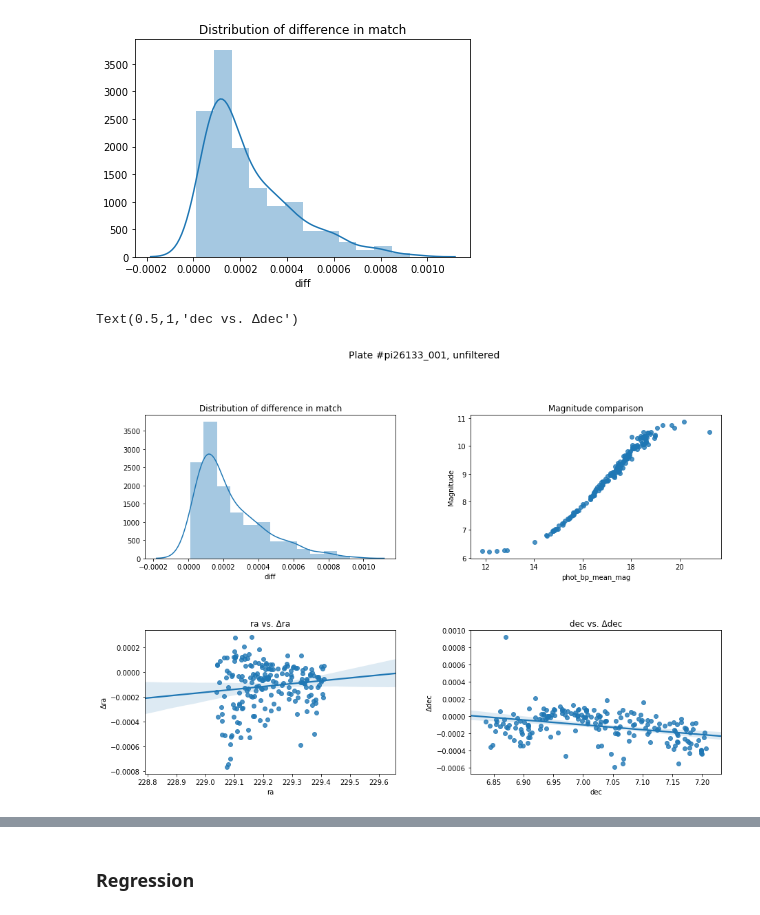
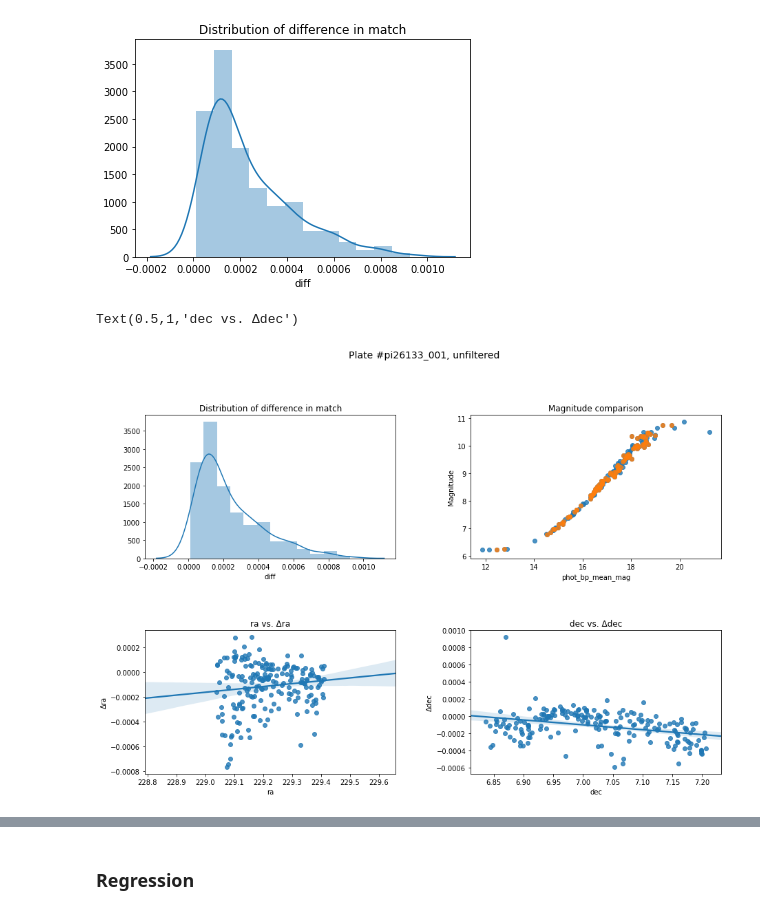
Before and after one commit to oliang2000/yerkes-plate-digitization, a Jupyter notebook: APT.ipynb, the cells around one changed output, grey strips where cells are left out. Drawn from its saved outputs; the diff is of its cells as text; code cells hidden in the pictures.

Commit message:
BETTER GRAPHS

```diff
--- a/APT.ipynb
+++ b/APT.ipynb
@@ -52,10 +47,13 @@ Text(0.5,1,'Position match')
 [figure]
 # %%
 maxdiff = 0.001
+df_gaia['mag_mod'] = 0.8783*df_gaia.phot_bp_mean_mag-6.1212
+
 querystr = "diff<" + str(maxdiff)
 df = pd.DataFrame(columns=['ra','dec','phot_bp_mean_mag','pmra','pmdec',\
                            'CentroidRA','CentroidDec','Magnitude','diff'])
 dist = scipy.spatial.distance.cdist(df_apt[['CentroidRA', 'CentroidDec']], df_gaia[['ra', 'dec']])
+dist_mag = scipy.spatial.distance.cdist(df_apt[['Magnitude']], df_gaia[['mag_mod']])
 min_dist = np.argmin(dist, axis=1)
 
 m = 0
@@ -66,7 +64,8 @@ while m < len(df_apt): #apt (6)
                     'pmra': df_gaia['pmra'][n], 'pmdec': df_gaia['pmdec'][n],\
                     'CentroidRA': df_apt['CentroidRA'][m],'CentroidDec': df_apt['CentroidDec'][m],\
                     'Magnitude': df_apt['Magnitude'][m],\
-                    'diff': dist[m][n]
+                    'diff': dist[m][n],\
+                    'dist_mag': dist_mag[m][n]
                    }, ignore_index=True)
     m+=1
 
@@ -91,16 +90,17 @@ df_filtered = df.query('diff<0.0002')
 # %%
 fig = plt.figure(figsize=(15,10))
 title = fig.suptitle("Plate #pi26133_001, unfiltered", fontsize=14)
 fig.subplots_adjust(top=0.85, wspace=0.3, hspace=0.5)
 
 ax1 = fig.add_subplot(2,2,1)
 sns.distplot(df['diff']).set_title('Distribution of difference in match')
 ax2 = fig.add_subplot(2,2,2)
 sns.regplot('phot_bp_mean_mag','Magnitude',data=df, fit_reg = False).set_title('Magnitude comparison')
+sns.regplot('phot_bp_mean_mag','Magnitude',data=df_filtered, fit_reg = False).set_title('Magnitude comparison')
 ax3 = fig.add_subplot(2,2,3)
 sns.regplot('ra','Δra',data=df).set_title('ra vs. Δra')
 ax4 = fig.add_subplot(2,2,4)
 sns.regplot('dec','Δdec',data=df).set_title('dec vs. Δdec')
 # %% [output]
 Text(0.5,1,'dec vs. Δdec')
-[figure, old version]
+[figure, new version]
```
Also changed, not shown: parts of 9 cells of this notebook.
